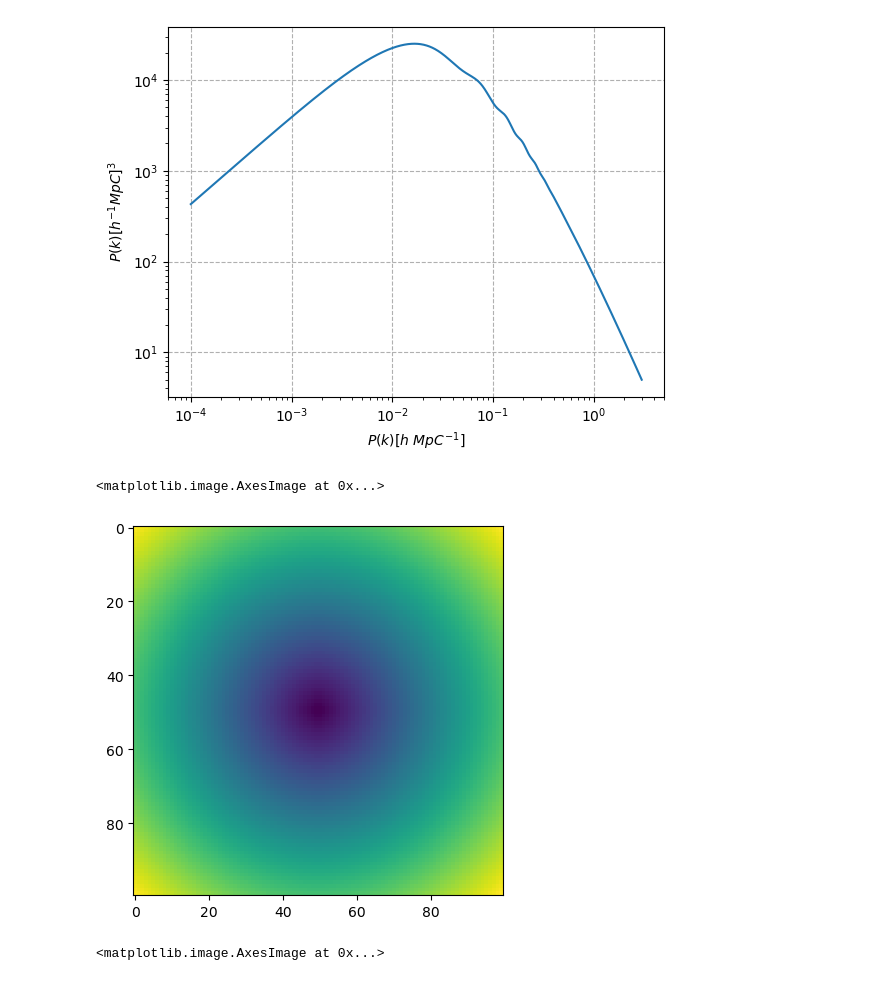
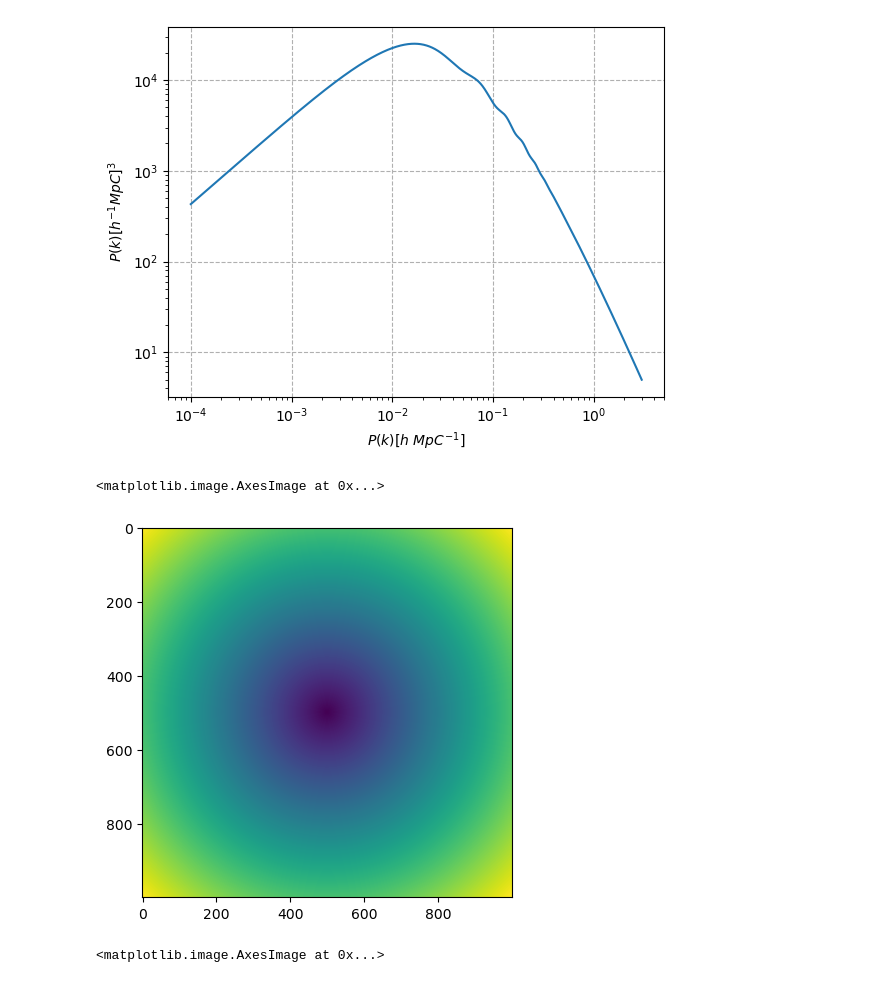
Before and after one commit to satvik-m97/PhD_thesis, a Jupyter notebook: Correlation_calculation.ipynb, the cells around one changed output. Cells and saved outputs as stored; diff of their text form; code cells hidden in the pictures.

```diff
--- a/Correlation_calculation.ipynb
+++ b/Correlation_calculation.ipynb
@@ -66,11 +67,11 @@ def pk_whitenoise(length):
 
     return delta_k_conv, k_grid
 # %%
-plt.imshow(distance1(100,50,50)[3])
+plt.imshow(distance1(1000,500,500)[3])
 # plt.savefig("example_distance.png")
 # %% [output]
 <matplotlib.image.AxesImage at 0x...>
-[figure, old version]
+[figure, new version]
 # %%
 plt.imshow(distance1(100,25,25)[3])
 # %% [output]
```
Also changed, not shown: parts of 26 cells of this notebook, 4 other files.
